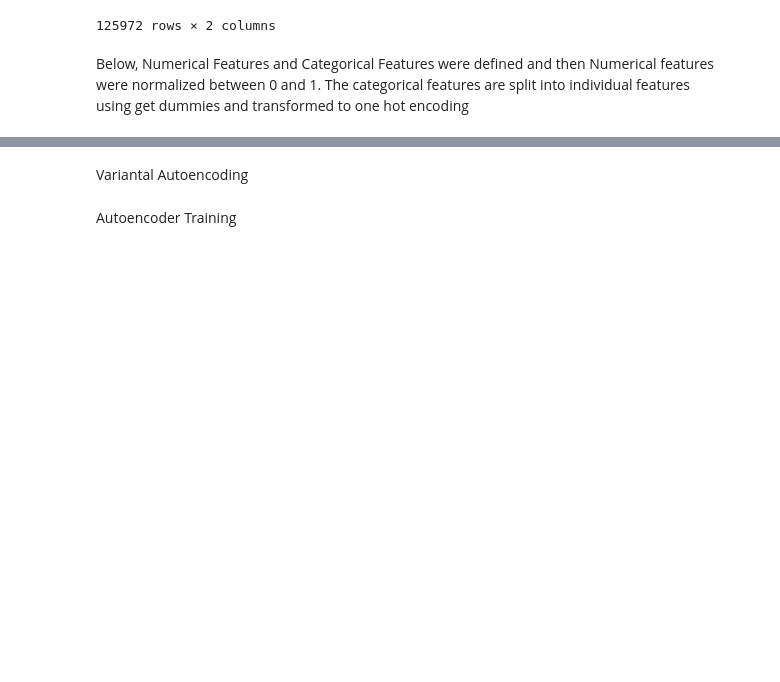
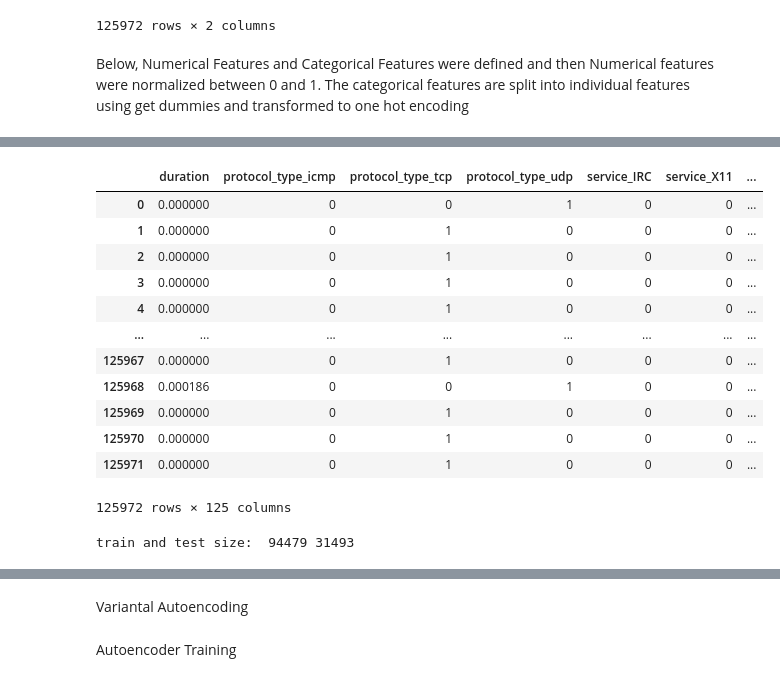
Before and after one commit to roguetech/ML-NIDS, a Jupyter notebook: Network_Instrusion_detection.ipynb, the cells around one changed output, grey strips where cells are left out. Drawn from its saved outputs; the diff is of its cells as text; code cells hidden in the pictures; blank space fills up the shorter version.

```diff
--- a/Network_Instrusion_detection.ipynb
+++ b/Network_Instrusion_detection.ipynb
@@ -194,0 +303,22 @@ pd.DataFrame(scaled, columns=numeric_features_columns)
+# %%
+train_X = train_X.join(binary_labels)
+train_X
+# %% [output]
+|  | duration | protocol_type_icmp | protocol_type_tcp | protocol_type_udp | service_IRC | service_X11 | ... |
+| 0 | 0.000000 | 0 | 0 | 1 | 0 | 0 | ... |
+| 1 | 0.000000 | 0 | 1 | 0 | 0 | 0 | ... |
+| 2 | 0.000000 | 0 | 1 | 0 | 0 | 0 | ... |
+| 3 | 0.000000 | 0 | 1 | 0 | 0 | 0 | ... |
+| 4 | 0.000000 | 0 | 1 | 0 | 0 | 0 | ... |
+| ... | ... | ... | ... | ... | ... | ... | ... |
+| 125967 | 0.000000 | 0 | 1 | 0 | 0 | 0 | ... |
+| 125968 | 0.000186 | 0 | 0 | 1 | 0 | 0 | ... |
+| 125969 | 0.000000 | 0 | 1 | 0 | 0 | 0 | ... |
+| 125970 | 0.000000 | 0 | 1 | 0 | 0 | 0 | ... |
+| 125971 | 0.000000 | 0 | 1 | 0 | 0 | 0 | ... |
+125972 rows × 125 columns
+# %%
+train_X, test_X = train_test_split(train_X, test_size=0.25, random_state=42)
+print("train and test size: ", len(train_X), len(test_X))
+# %% [output]
+train and test size:  94479 31493
```
Also changed, not shown: parts of 24 cells of this notebook.
